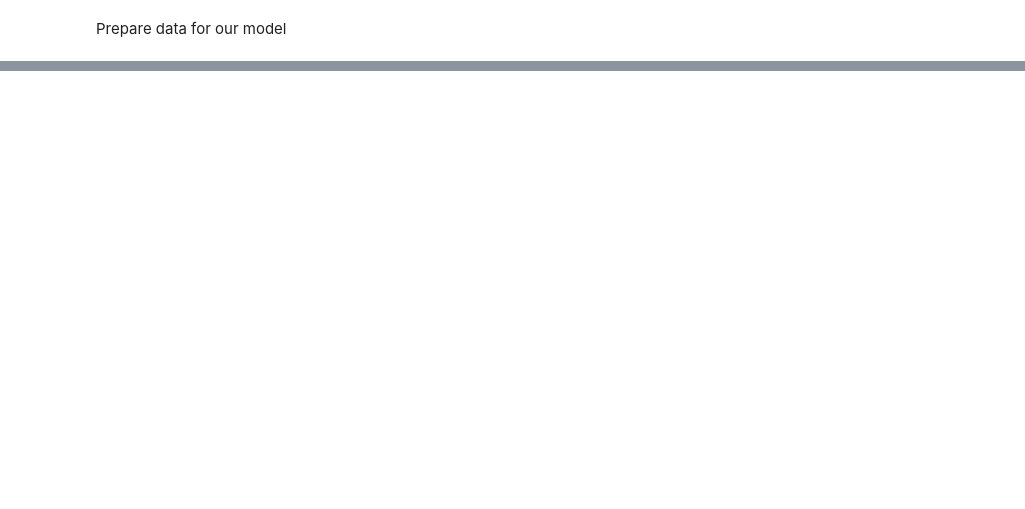
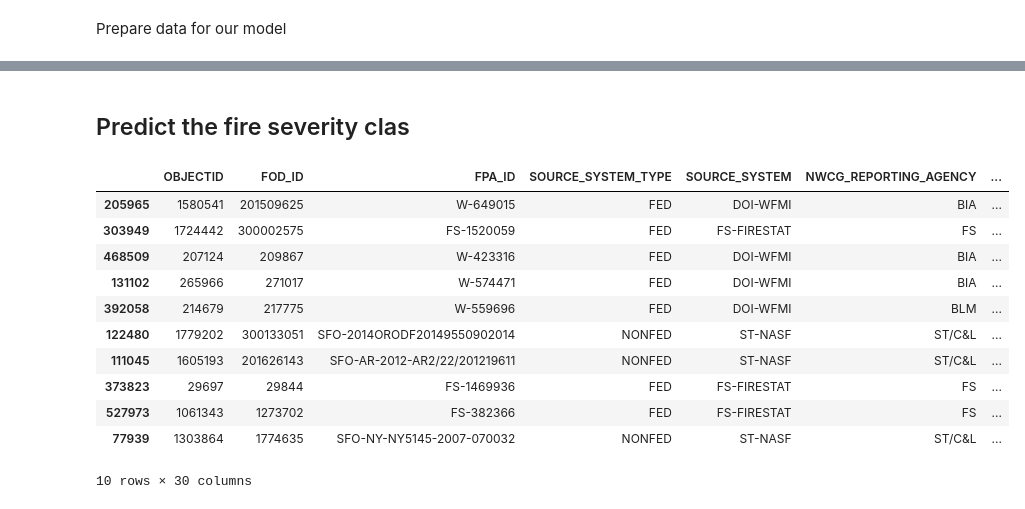
Before and after one commit to akanksha276/wildfire_analysis, a Jupyter notebook: notebooks/NN/255_NN_learning.ipynb, the cells around one changed output, grey strips where cells are left out. Drawn from its saved outputs; the diff is of its cells as text; code cells hidden in the pictures; blank space fills up the shorter version.

```diff
--- a/notebooks/NN/255_NN_learning.ipynb
+++ b/notebooks/NN/255_NN_learning.ipynb
@@ -407,0 +217,17 @@ accuracy_score(prediction_new, Y_test)
+# %% [markdown]
+## Predict the fire severity clas
+# %%
+train_data.sample(10)
+# %% [output]
+|  | OBJECTID | FOD_ID | FPA_ID | SOURCE_SYSTEM_TYPE | SOURCE_SYSTEM | NWCG_REPORTING_AGENCY | ... |
+| 205965 | 1580541 | 201509625 | W-649015 | FED | DOI-WFMI | BIA | ... |
+| 303949 | 1724442 | 300002575 | FS-1520059 | FED | FS-FIRESTAT | FS | ... |
+| 468509 | 207124 | 209867 | W-423316 | FED | DOI-WFMI | BIA | ... |
+| 131102 | 265966 | 271017 | W-574471 | FED | DOI-WFMI | BIA | ... |
+| 392058 | 214679 | 217775 | W-559696 | FED | DOI-WFMI | BLM | ... |
+| 122480 | 1779202 | 300133051 | SFO-2014ORODF20149550902014 | NONFED | ST-NASF | ST/C&L | ... |
+| 111045 | 1605193 | 201626143 | SFO-AR-2012-AR2/22/201219611 | NONFED | ST-NASF | ST/C&L | ... |
+| 373823 | 29697 | 29844 | FS-1469936 | FED | FS-FIRESTAT | FS | ... |
+| 527973 | 1061343 | 1273702 | FS-382366 | FED | FS-FIRESTAT | FS | ... |
+| 77939 | 1303864 | 1774635 | SFO-NY-NY5145-2007-070032 | NONFED | ST-NASF | ST/C&L | ... |
+10 rows × 30 columns
```
Also changed, not shown: parts of 67 cells of this notebook.
